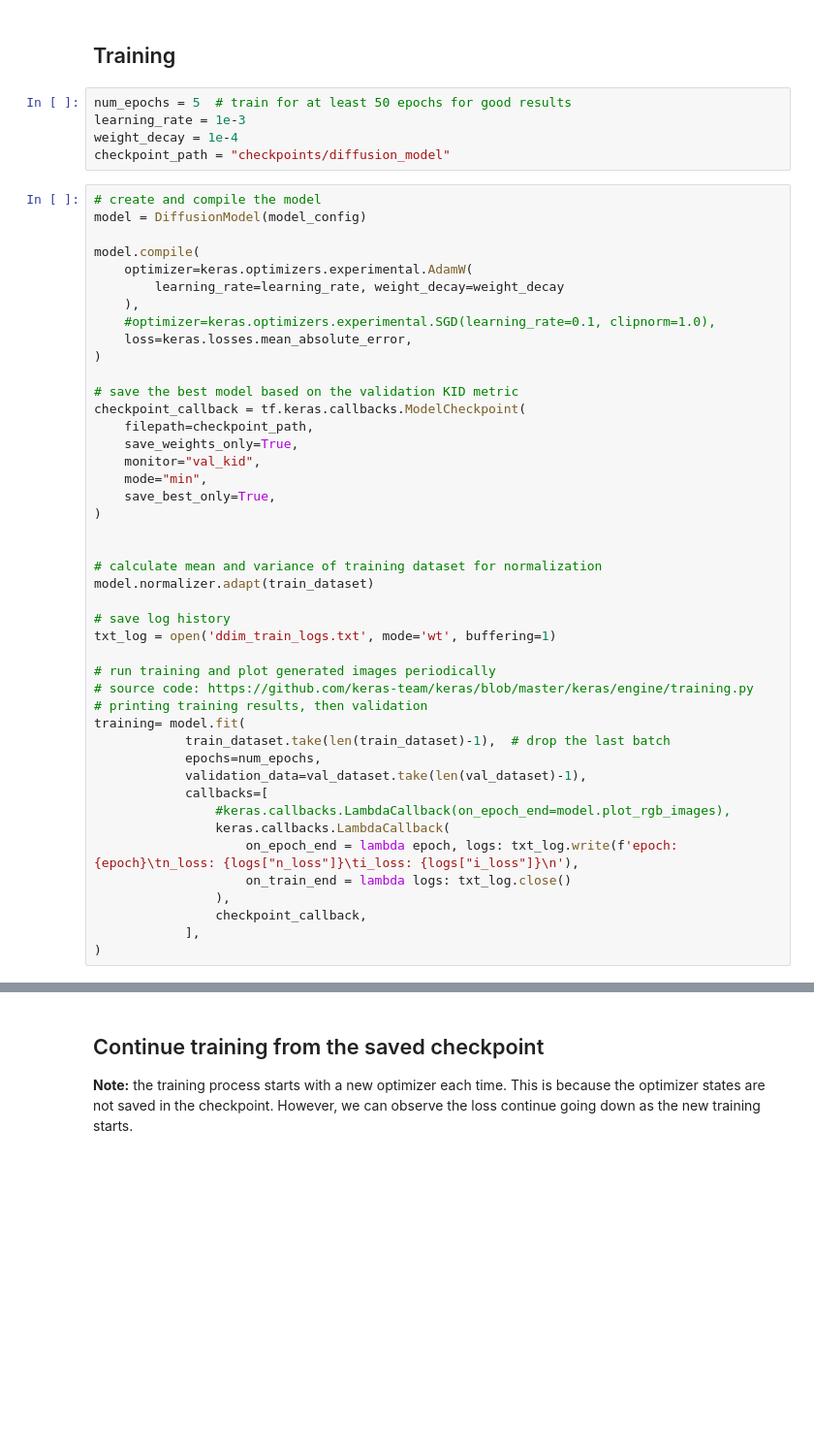
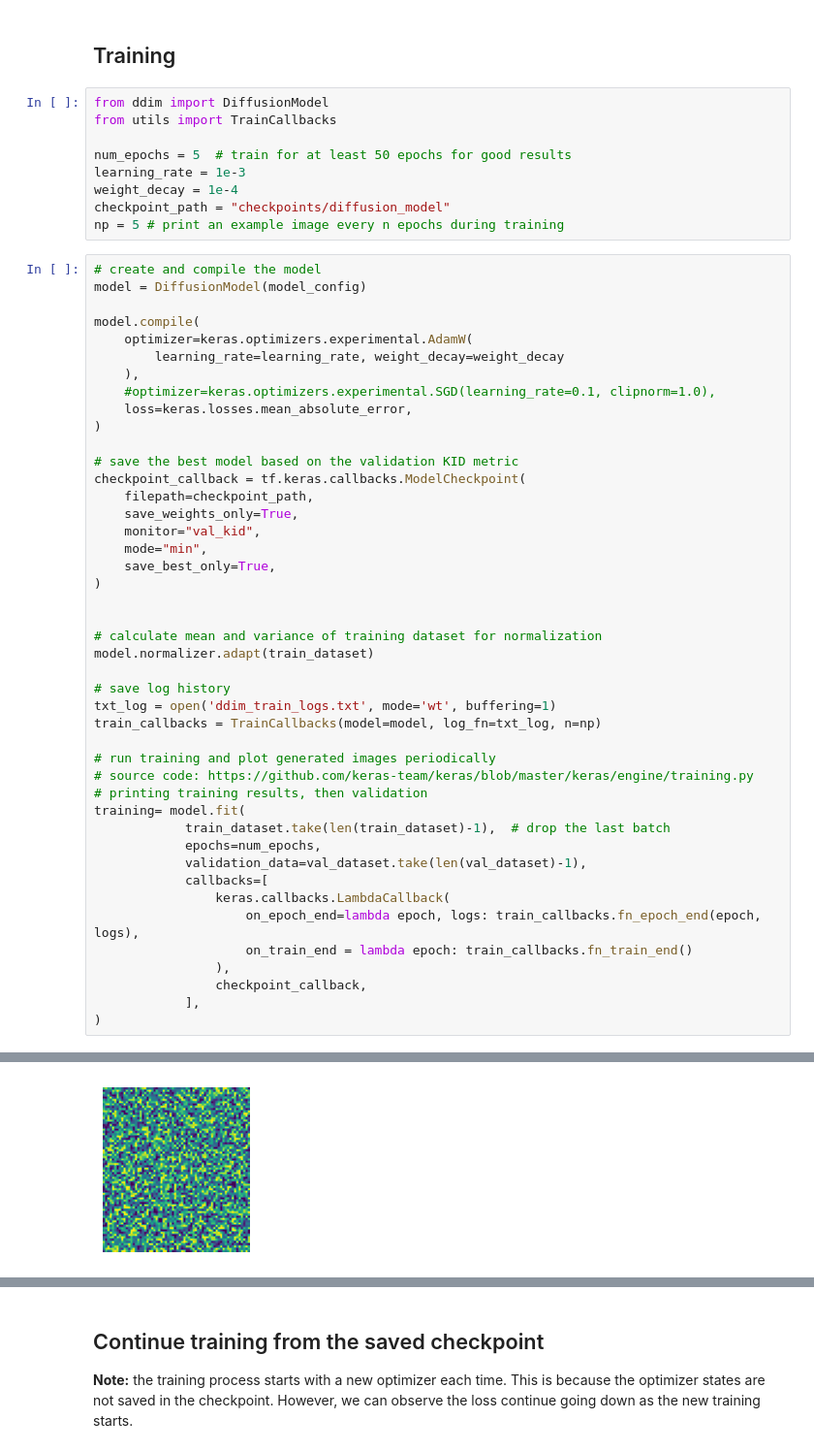
Before and after one commit to mlexchange/mlex_tf_ddim, a Jupyter notebook: train.ipynb, the cells around one changed output, grey strips where cells are left out. Shown: that part at 97% size. Saved outputs shown, nothing was run; the diff lists cells and outputs as text; blank space fills up the shorter version.

Commit message:
added new modules to support customizable training callbacks and configs

```diff
--- a/train.ipynb
+++ b/train.ipynb
@@ -67,10 +63,14 @@ model_config = ModelConfig(image_size=image_size,
 # %% [markdown]
 ## Training
 # %%
+from ddim import DiffusionModel
+from utils import TrainCallbacks
+
 num_epochs = 5  # train for at least 50 epochs for good results
 learning_rate = 1e-3
 weight_decay = 1e-4
 checkpoint_path = "checkpoints/diffusion_model"
+np = 5 # print an example image every n epochs during training
 # %%
 # create and compile the model
 model = DiffusionModel(model_config)
@@ -98,6 +98,7 @@ model.normalizer.adapt(train_dataset)
 
 # save log history
 txt_log = open('ddim_train_logs.txt', mode='wt', buffering=1)
+train_callbacks = TrainCallbacks(model=model, log_fn=txt_log, n=np)
 
 # run training and plot generated images periodically
 # source code: https://github.com/keras-team/keras/blob/master/keras/engine/training.py
@@ -107,10 +108,9 @@ training= model.fit(
             epochs=num_epochs,
             validation_data=val_dataset.take(len(val_dataset)-1),
             callbacks=[
-                #keras.callbacks.LambdaCallback(on_epoch_end=model.plot_rgb_images),
                 keras.callbacks.LambdaCallback(
-                    on_epoch_end = lambda epoch, logs: txt_log.write(f'epoch: {epoch}\tn_loss: {logs["n_loss"]}\ti_loss: {logs["i_loss"]}\n'),
-                    on_train_end = lambda logs: txt_log.close()
+                    on_epoch_end=lambda epoch, logs: train_callbacks.fn_epoch_end(epoch, logs),
+                    on_train_end = lambda epoch: train_callbacks.fn_train_end()
                 ),
                 checkpoint_callback,
             ],
@@ -130,0 +122 @@ Epoch 5/5
+[figure, added]
```
Also changed, not shown: parts of 5 cells of this notebook, 4 other files.
